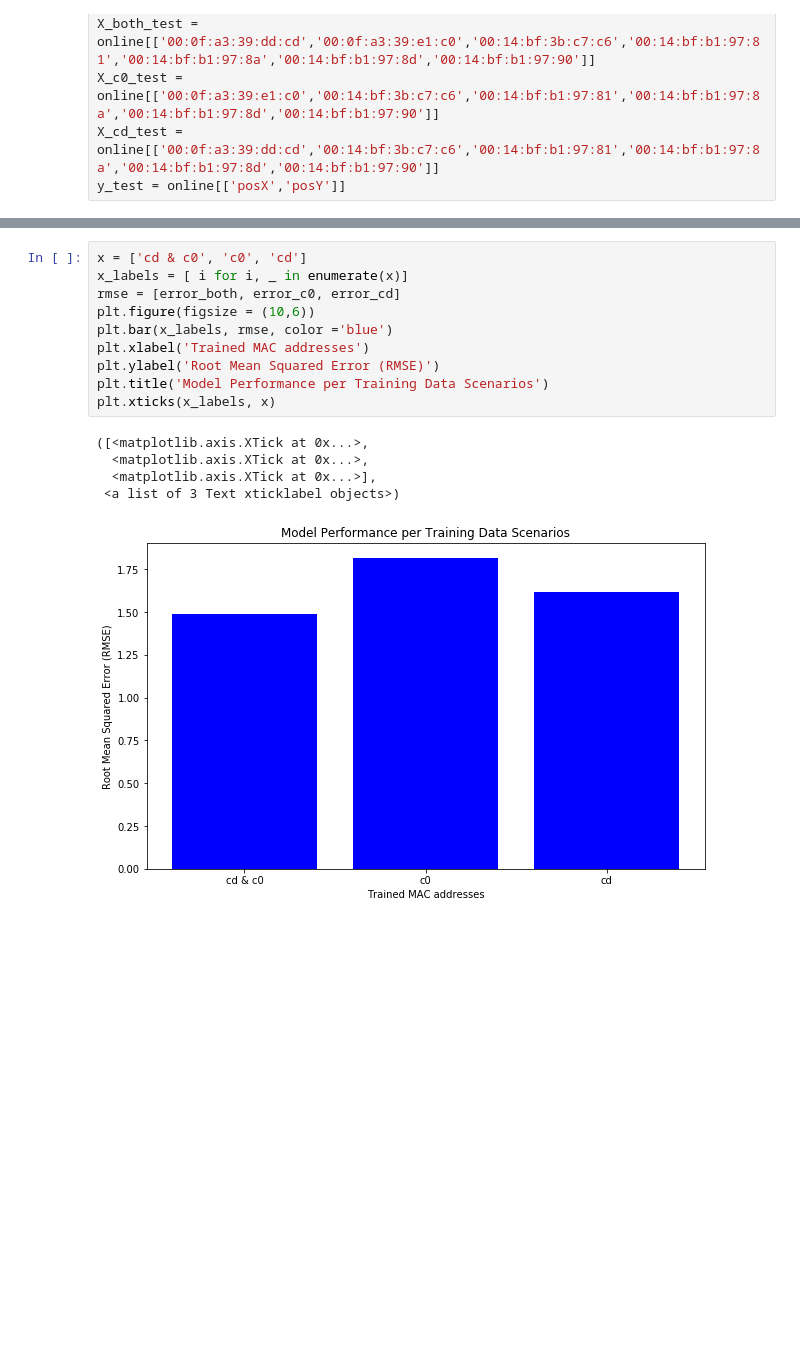
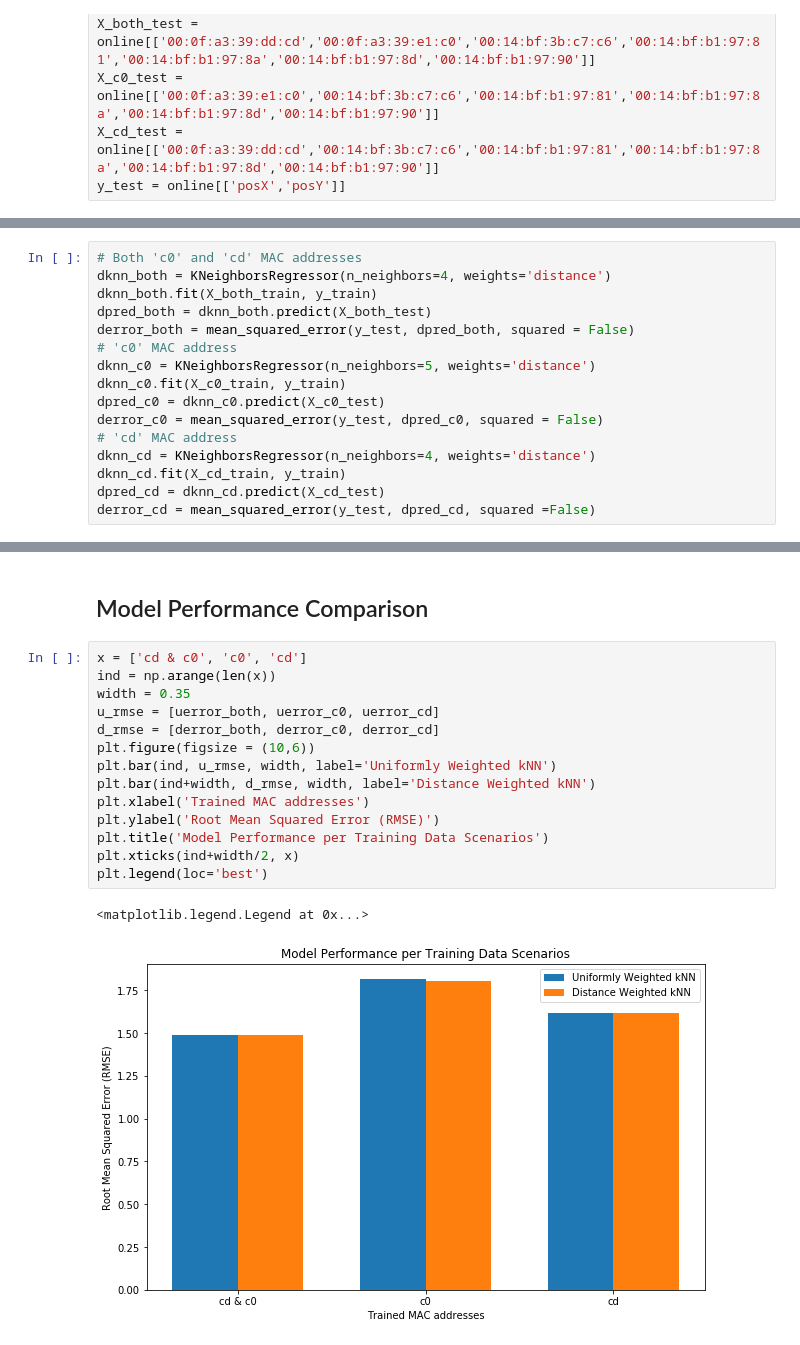
Before and after one commit to anguyen-07/Indoor-Positioning-Systems, a Jupyter notebook: QTW+CaseStudy1_IPS.ipynb, the cells around one changed output, grey strips where cells are left out. Drawn from its saved outputs; the diff is of its cells as text; blank space fills up the shorter version.

Commit message:
Implemented Weighted Approaches to kNN

```diff
--- a/QTW+CaseStudy1_IPS.ipynb
+++ b/QTW+CaseStudy1_IPS.ipynb
@@ -317,0 +386,16 @@ error_cd = mean_squared_error(y_test, pred_cd, squared =False)
+# %%
+# Both 'c0' and 'cd' MAC addresses
+dknn_both = KNeighborsRegressor(n_neighbors=4, weights='distance')
+dknn_both.fit(X_both_train, y_train)
+dpred_both = dknn_both.predict(X_both_test)
+derror_both = mean_squared_error(y_test, dpred_both, squared = False)
+# 'c0' MAC address
+dknn_c0 = KNeighborsRegressor(n_neighbors=5, weights='distance')
+dknn_c0.fit(X_c0_train, y_train)
+dpred_c0 = dknn_c0.predict(X_c0_test)
+derror_c0 = mean_squared_error(y_test, dpred_c0, squared = False)
+# 'cd' MAC address
+dknn_cd = KNeighborsRegressor(n_neighbors=4, weights='distance')
+dknn_cd.fit(X_cd_train, y_train)
+dpred_cd = dknn_cd.predict(X_cd_test)
+derror_cd = mean_squared_error(y_test, dpred_cd, squared =False)
@@ -318,19 +410,22 @@ error_cd = mean_squared_error(y_test, pred_cd, squared =False)
+# %% [markdown]
+## Model Performance Comparison
 # %%
 x = ['cd & c0', 'c0', 'cd']
-x_labels = [ i for i, _ in enumerate(x)]
-rmse = [error_both, error_c0, error_cd]
+ind = np.arange(len(x))
+width = 0.35
+u_rmse = [uerror_both, uerror_c0, uerror_cd]
+d_rmse = [derror_both, derror_c0, derror_cd]
 plt.figure(figsize = (10,6))
-plt.bar(x_labels, rmse, color ='blue')
+plt.bar(ind, u_rmse, width, label='Uniformly Weighted kNN')
+plt.bar(ind+width, d_rmse, width, label='Distance Weighted kNN')
 plt.xlabel('Trained MAC addresses')
 plt.ylabel('Root Mean Squared Error (RMSE)')
 plt.title('Model Performance per Training Data Scenarios')
-plt.xticks(x_labels, x)
+plt.xticks(ind+width/2, x)
+plt.legend(loc='best')
 # %% [output]
-([<matplotlib.axis.XTick at 0x...>,
-  <matplotlib.axis.XTick at 0x...>,
-  <matplotlib.axis.XTick at 0x...>],
- <a list of 3 Text xticklabel objects>)
+<matplotlib.legend.Legend at 0x...>
-[figure, old version]
+[figure, new version]
 # %%
 plt.figure(figsize = (10,6))
 plt.scatter(online['posX'],online['posY'], c = 'green', label = 'Actual')
```
Also changed, not shown: parts of 28 cells of this notebook.
